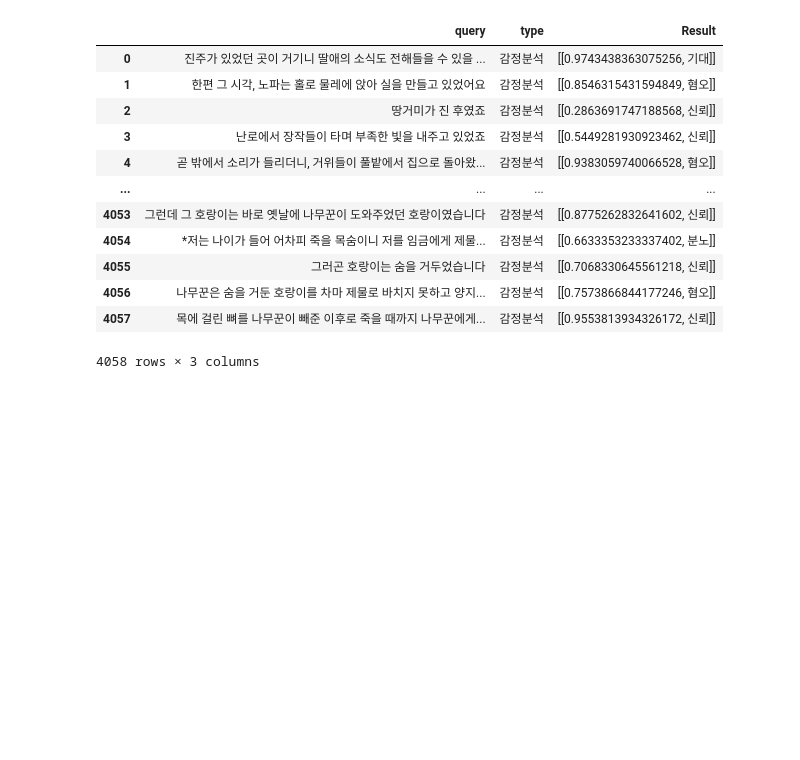
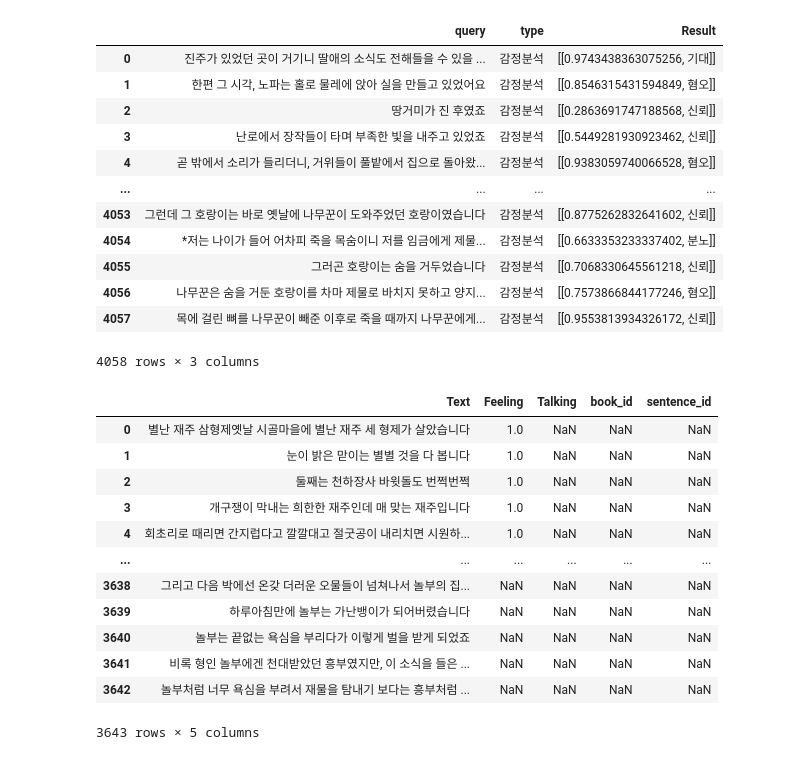
Before and after one commit to babbcb2/TIL, a Jupyter notebook: Project(전공)/6. 모델링/JSON 전처리.ipynb, the cells around one changed output. Cells and saved outputs as stored; diff of their text form; code cells hidden in the pictures; blank space fills up the shorter version.

```diff
--- a/Project(전공)/6. 모델링/JSON 전처리.ipynb
+++ b/Project(전공)/6. 모델링/JSON 전처리.ipynb
@@ -255,3 +255,21 @@ test_df_full_2nd
 4058 rows × 3 columns
 # %%
 test_df_full_2nd.to_csv('./test_df_full_9000_2nd.csv', index=False, sep = ',', encoding =  'euc-kr')
+# %%
+data = pd.read_csv('./data/청와대_전래동화.csv', encoding = 'euc-kr')
+# %%
+data
+# %% [output]
+|  | Text | Feeling | Talking | book_id | sentence_id |
+| 0 | 별난 재주 삼형제옛날 시골마을에 별난 재주 세 형제가 살았습니다 | 1.0 | NaN | NaN | NaN |
+| 1 | 눈이 밝은 맏이는 별별 것을 다 봅니다 | 1.0 | NaN | NaN | NaN |
+| 2 | 둘째는 천하장사 바윗돌도 번쩍번쩍 | 1.0 | NaN | NaN | NaN |
+| 3 | 개구쟁이 막내는 희한한 재주인데 매 맞는 재주입니다 | 1.0 | NaN | NaN | NaN |
+| 4 | 회초리로 때리면 간지럽다고 깔깔대고 절굿공이 내리치면 시원하... | 1.0 | NaN | NaN | NaN |
+| ... | ... | ... | ... | ... | ... |
+| 3638 | 그리고 다음 박에선 온갖 더러운 오물들이 넘쳐나서 놀부의 집... | NaN | NaN | NaN | NaN |
+| 3639 | 하루아침만에 놀부는 가난뱅이가 되어버렸습니다 | NaN | NaN | NaN | NaN |
+| 3640 | 놀부는 끝없는 욕심을 부리다가 이렇게 벌을 받게 되었죠 | NaN | NaN | NaN | NaN |
+| 3641 | 비록 형인 놀부에겐 천대받았던 흥부였지만, 이 소식을 들은 ... | NaN | NaN | NaN | NaN |
+| 3642 | 놀부처럼 너무 욕심을 부려서 재물을 탐내기 보다는 흥부처럼 ... | NaN | NaN | NaN | NaN |
+3643 rows × 5 columns
```
Also changed, not shown: parts of 4 cells of this notebook, 4 other files.
